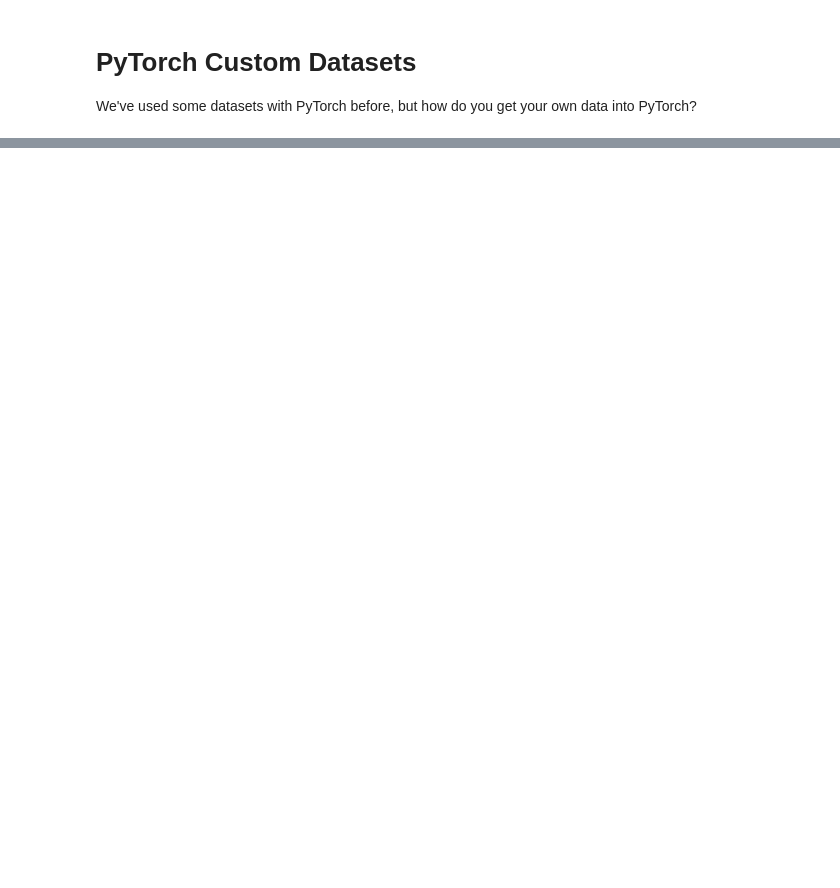
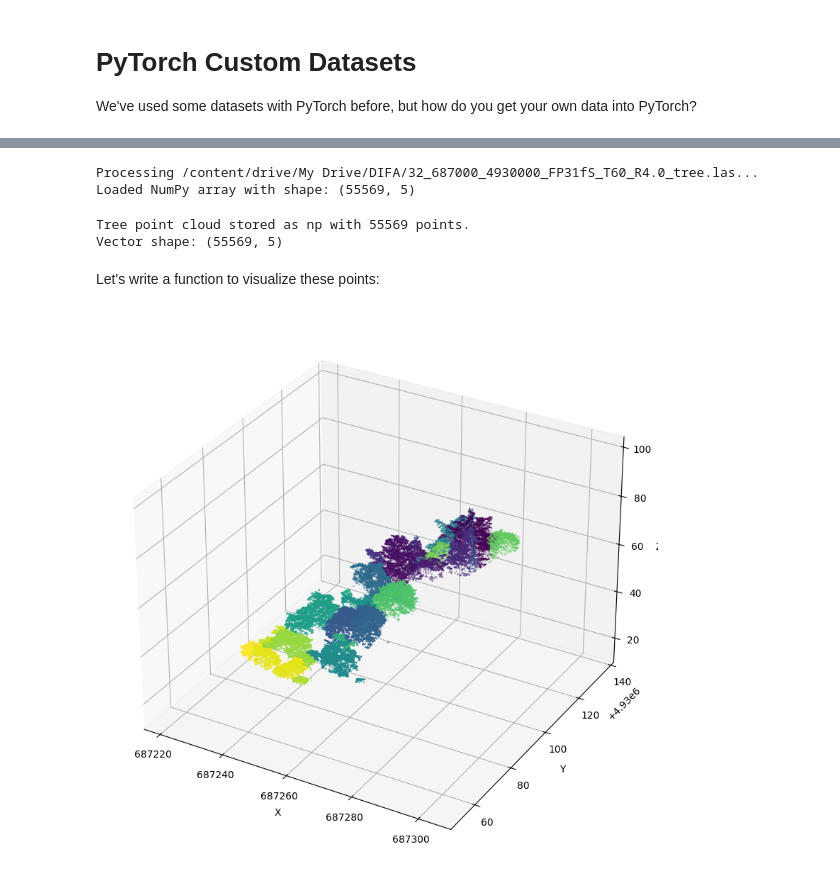
Before and after one commit to MatteoFalcioni/PyTorch_basics, a Jupyter notebook: 07_custom_datasets.ipynb, the cells around one changed output, grey strips where cells are left out. Cells and saved outputs as stored; diff of their text form; code cells hidden in the pictures; blank space fills up the shorter version.

```diff
--- a/07_custom_datasets.ipynb
+++ b/07_custom_datasets.ipynb
@@ -21,0 +32,2 @@ Drive already mounted at /content/drive; to attempt to forcibly remount, call dr
+# %%
+las_file_path = '/content/drive/My Drive/DIFA/32_687000_4930000_FP31fS_T60_R4.0_tree.las'
@@ -21,0 +107,14 @@ Drive already mounted at /content/drive; to attempt to forcibly remount, call dr
+# %%
+features_to_extract = ['x', 'y', 'z', 'intensity', 'tree']
+
+np_points, feature_names = read_las_file_to_numpy(las_file_path, features_to_extract=features_to_extract)
+# %% [output]
+Processing /content/drive/My Drive/DIFA/32_687000_4930000_FP31fS_T60_R4.0_tree.las...
+Loaded NumPy array with shape: (55569, 5)
+# %%
+print(f"Tree point cloud stored as np with {np_points.shape[0]} points. \nVector shape: {np_points.shape}")
+# %% [output]
+Tree point cloud stored as np with 55569 points.
+Vector shape: (55569, 5)
+# %% [markdown]
+Let's write a function to visualize these points:
@@ -21,0 +165,4 @@ Drive already mounted at /content/drive; to attempt to forcibly remount, call dr
+# %%
+plot_point_cloud_scaled(np_points)
+# %% [output]
+[figure, added]
```
Also changed, not shown: parts of 12 cells of this notebook.
